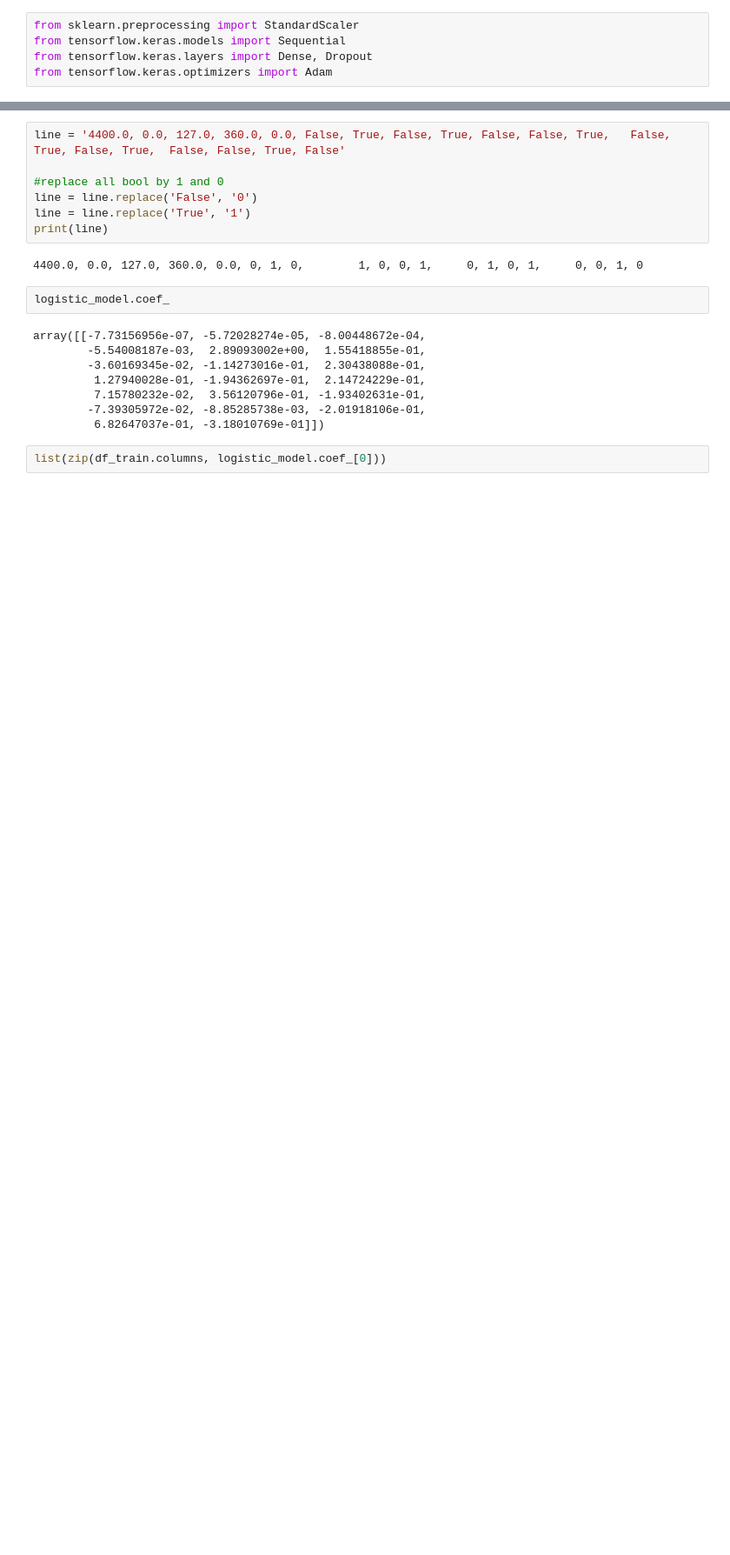
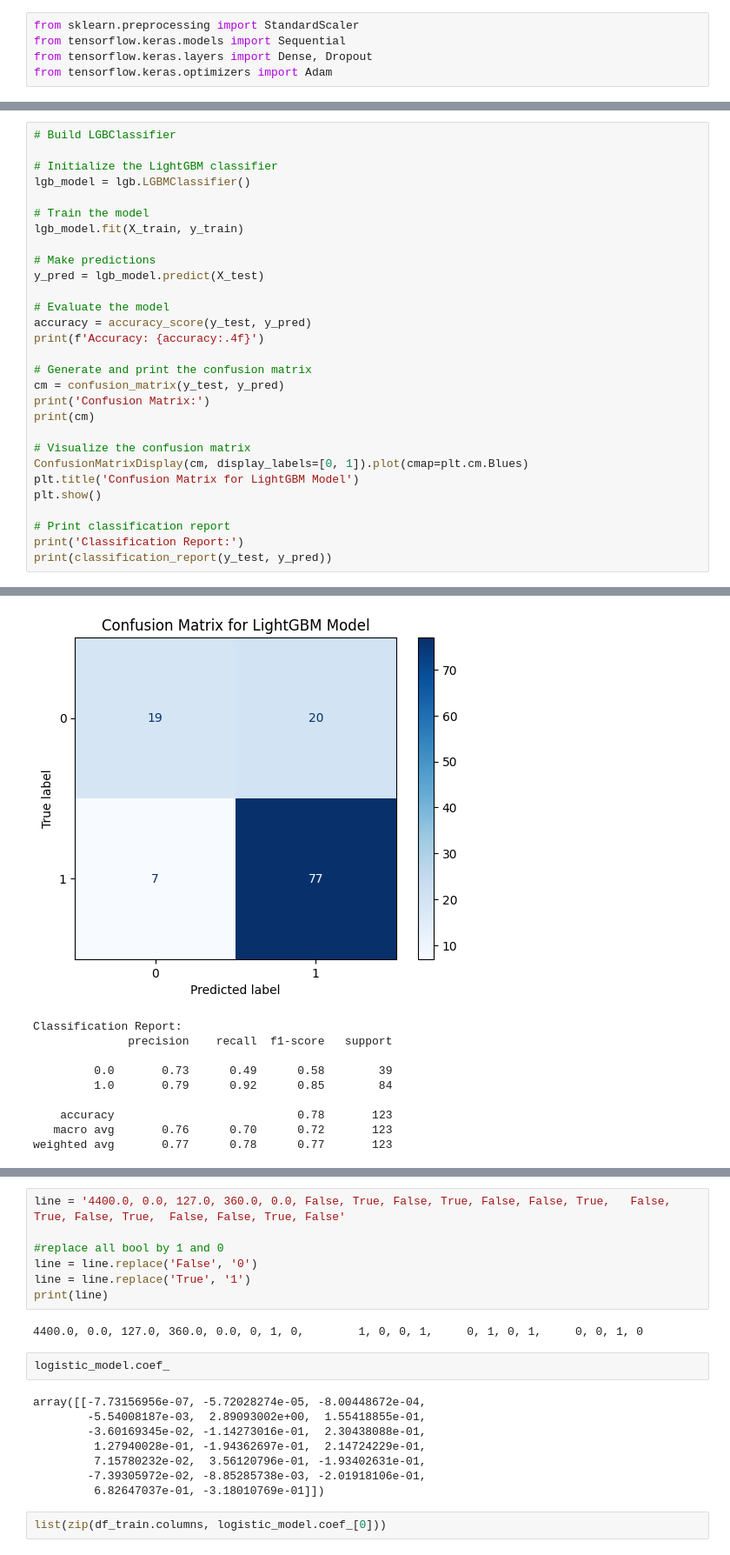
Before and after one commit to NataliiaShevchenko620/Finance_loan_approval_prediction_data, a Jupyter notebook: Finance_loan_approval_prediction_data_collab.ipynb, the cells around one changed output, grey strips where cells are left out. Shown: that part at 87% size. Cells and saved outputs as stored; diff of their text form; blank space fills up the shorter version.

```diff
--- a/Finance_loan_approval_prediction_data_collab.ipynb
+++ b/Finance_loan_approval_prediction_data_collab.ipynb
@@ -402,0 +590,30 @@ accuracy
+# %%
+# Build LGBClassifier
+
+# Initialize the LightGBM classifier
+lgb_model = lgb.LGBMClassifier()
+
+# Train the model
+lgb_model.fit(X_train, y_train)
+
+# Make predictions
+y_pred = lgb_model.predict(X_test)
+
+# Evaluate the model
+accuracy = accuracy_score(y_test, y_pred)
+print(f'Accuracy: {accuracy:.4f}')
+
+# Generate and print the confusion matrix
+cm = confusion_matrix(y_test, y_pred)
+print('Confusion Matrix:')
+print(cm)
+
+# Visualize the confusion matrix
+ConfusionMatrixDisplay(cm, display_labels=[0, 1]).plot(cmap=plt.cm.Blues)
+plt.title('Confusion Matrix for LightGBM Model')
+plt.show()
+
+# Print classification report
+print('Classification Report:')
+print(classification_report(y_test, y_pred))
+# %% [output]
@@ -402,0 +637,10 @@ accuracy
+[figure, added]
+Classification Report:
+              precision    recall  f1-score   support
+
+         0.0       0.73      0.49      0.58        39
+         1.0       0.79      0.92      0.85        84
+
+    accuracy                           0.78       123
+   macro avg       0.76      0.70      0.72       123
+weighted avg       0.77      0.78      0.77       123
```
Also changed, not shown: parts of 36 cells of this notebook, 1 other file.
